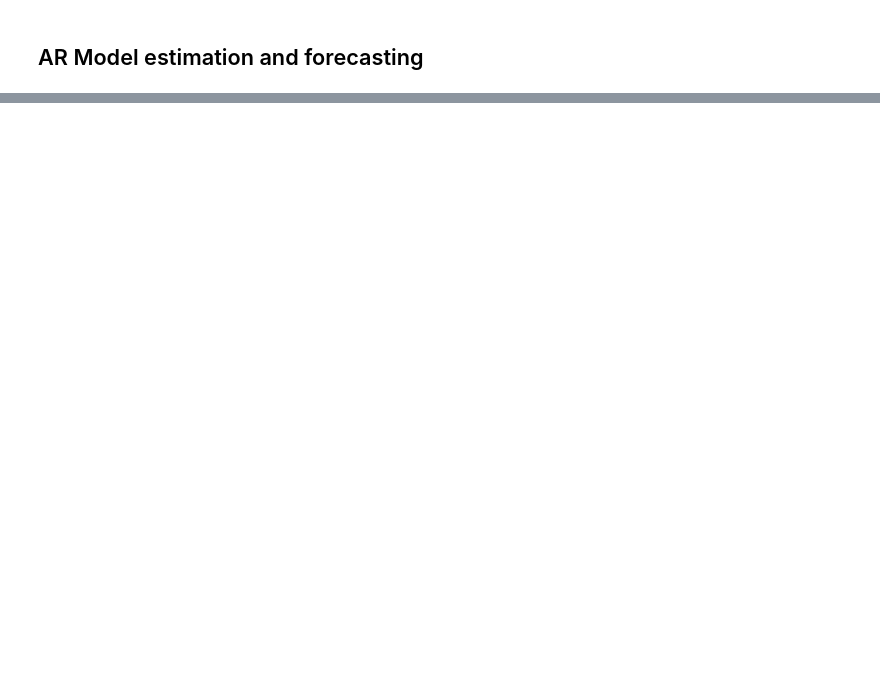
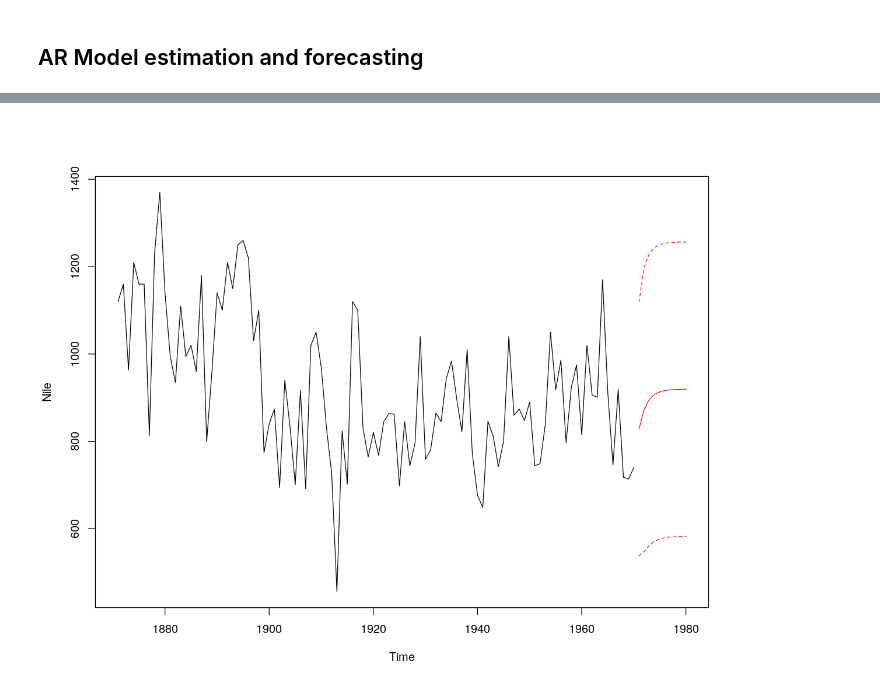
Before and after one commit to denglert/R-sandbox, a Jupyter notebook: datacamp/Time_series/Autoregression.ipynb, the cells around one changed output, grey strips where cells are left out. Drawn from its saved outputs; the diff is of its cells as text; code cells hidden in the pictures; blank space fills up the shorter version.

```diff
--- a/datacamp/Time_series/Autoregression.ipynb
+++ b/datacamp/Time_series/Autoregression.ipynb
@@ -82,0 +234,3 @@ install.packages("Ecdat", "/home/edy/lib/build/anaconda3/lib/R/library")
+# %%
+Nile_AR_fit <-arima(Nile, order  = c(1,0,0))
+print(Nile_AR_fit)
@@ -82,0 +247,5 @@ install.packages("Ecdat", "/home/edy/lib/build/anaconda3/lib/R/library")
+# %%
+Nile_prediction <- predict(Nile_AR_fit, n.ahead=10)
+# %%
+Nile_prediction_mean <- Nile_prediction$pred
+Nile_prediction_se <- Nile_prediction$se
@@ -82,0 +272,7 @@ install.packages("Ecdat", "/home/edy/lib/build/anaconda3/lib/R/library")
+# %%
+ts.plot(Nile, xlim = c(1871, 1980))
+points(Nile_prediction_mean, type = "l", col = 2)
+points(Nile_prediction_mean - 2*Nile_prediction_se, type = "l", col = 2, lty = 2)
+points(Nile_prediction_mean + 2*Nile_prediction_se, type = "l", col = 2, lty = 2)
+# %% [output]
+[figure, added]
```
Also changed, not shown: parts of 35 cells of this notebook, 1 other file.
